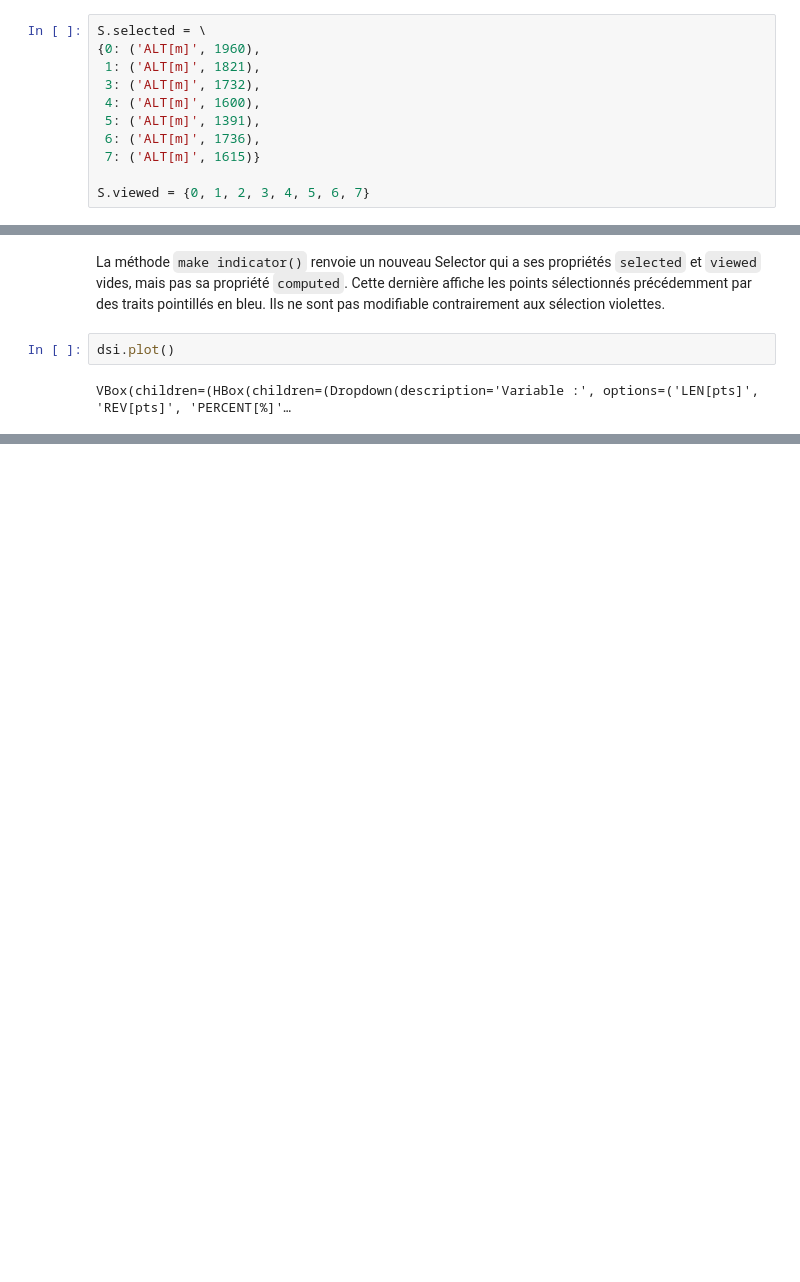
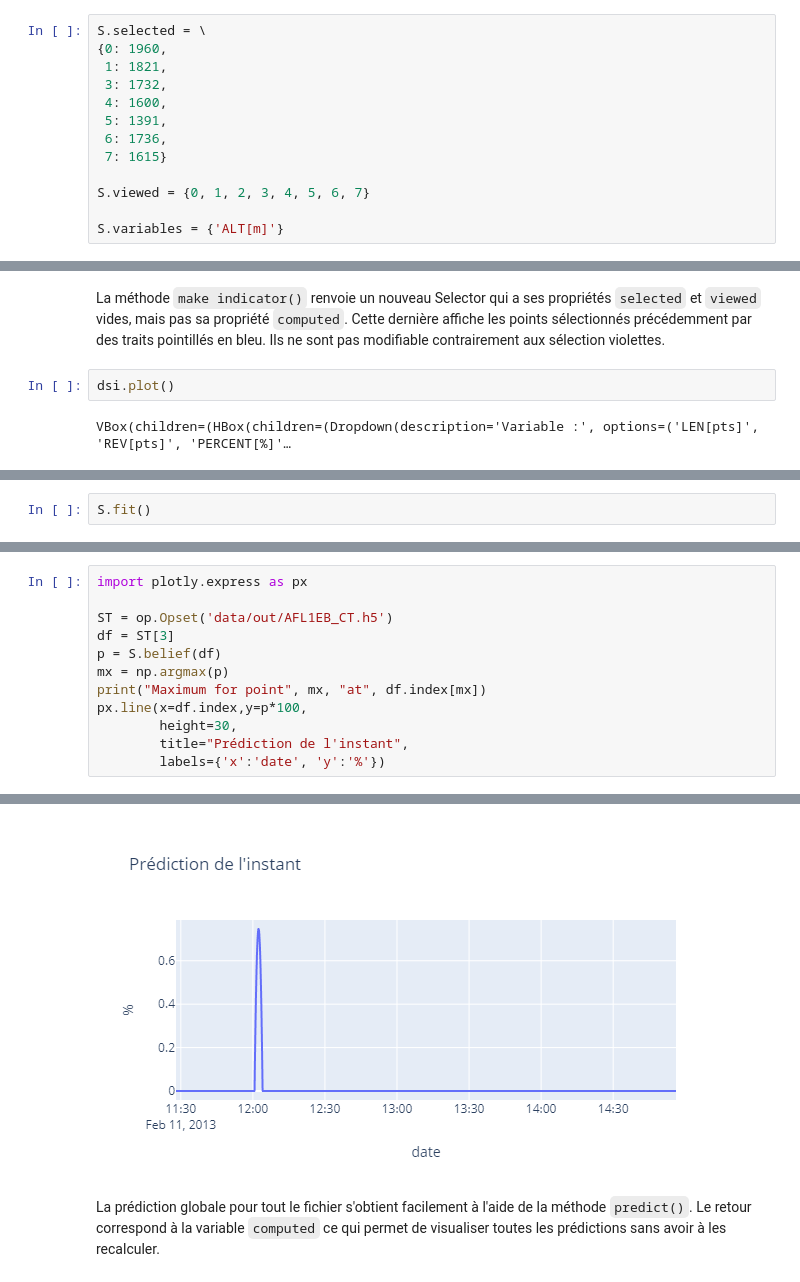
Before and after one commit to jee51/tabata, a Jupyter notebook: notebooks/instants_doc.ipynb, the cells around one changed output, grey strips where cells are left out. Drawn from its saved outputs; the diff is of its cells as text; blank space fills up the shorter version.

Commit message:
Direct acces and better prediction

```diff
--- a/notebooks/instants_doc.ipynb
+++ b/notebooks/instants_doc.ipynb
@@ -49,13 +54,15 @@ Signaux observés :
 Pour des raisons de test nous supposerons que les instants et observations ont été sauvegardées.
 # %%
 S.selected = \
-{0: ('ALT[m]', 1960),
- 1: ('ALT[m]', 1821),
- 3: ('ALT[m]', 1732),
- 4: ('ALT[m]', 1600),
- 5: ('ALT[m]', 1391),
- 6: ('ALT[m]', 1736),
- 7: ('ALT[m]', 1615)}
+{0: 1960,
+ 1: 1821,
+ 3: 1732,
+ 4: 1600,
+ 5: 1391,
+ 6: 1736,
+ 7: 1615}
 
 S.viewed = {0, 1, 2, 3, 4, 5, 6, 7}
+
+S.variables = {'ALT[m]'}
 # %% [markdown]
@@ -103,0 +126,2 @@ Le nom du fichier par défaut sera le même que celui du Selector (même répert
+# %%
+S.fit()
@@ -103,0 +199,13 @@ Le nom du fichier par défaut sera le même que celui du Selector (même répert
+# %%
+import plotly.express as px
+
+ST = op.Opset('data/out/AFL1EB_CT.h5')
+df = ST[3]
+p = S.belief(df)
+mx = np.argmax(p)
+print("Maximum for point", mx, "at", df.index[mx])
+px.line(x=df.index,y=p*100,
+        height=30,
+        title="Prédiction de l'instant",
+        labels={'x':'date', 'y':'%'})
+# %% [output]
@@ -103,0 +213,3 @@ Le nom du fichier par défaut sera le même que celui du Selector (même répert
+[figure, added]
+# %% [markdown]
+La prédiction globale pour tout le fichier s'obtient facilement à l'aide de la méthode `predict()`. Le retour correspond à la variable `computed` ce qui permet de visualiser toutes les prédictions sans avoir à les recalculer.
```
Also changed, not shown: parts of 38 cells of this notebook, 3 other files.
